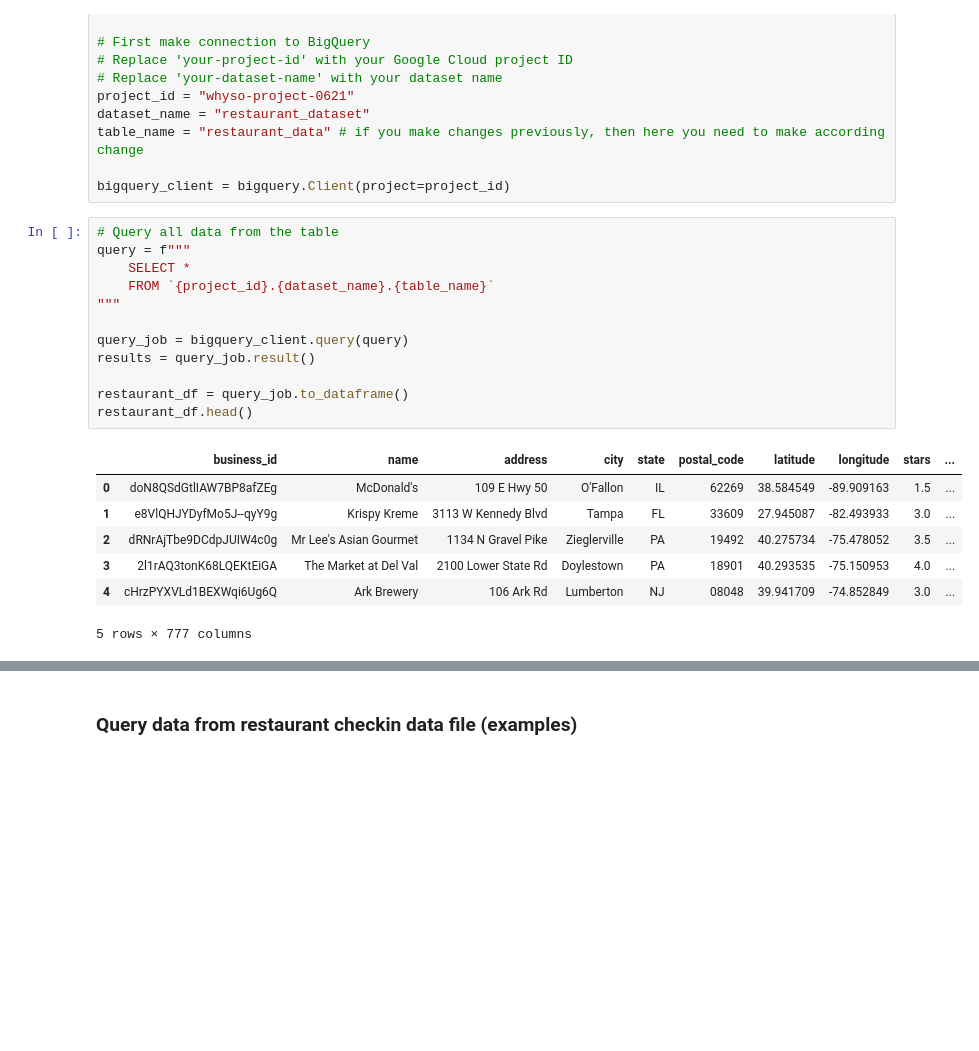
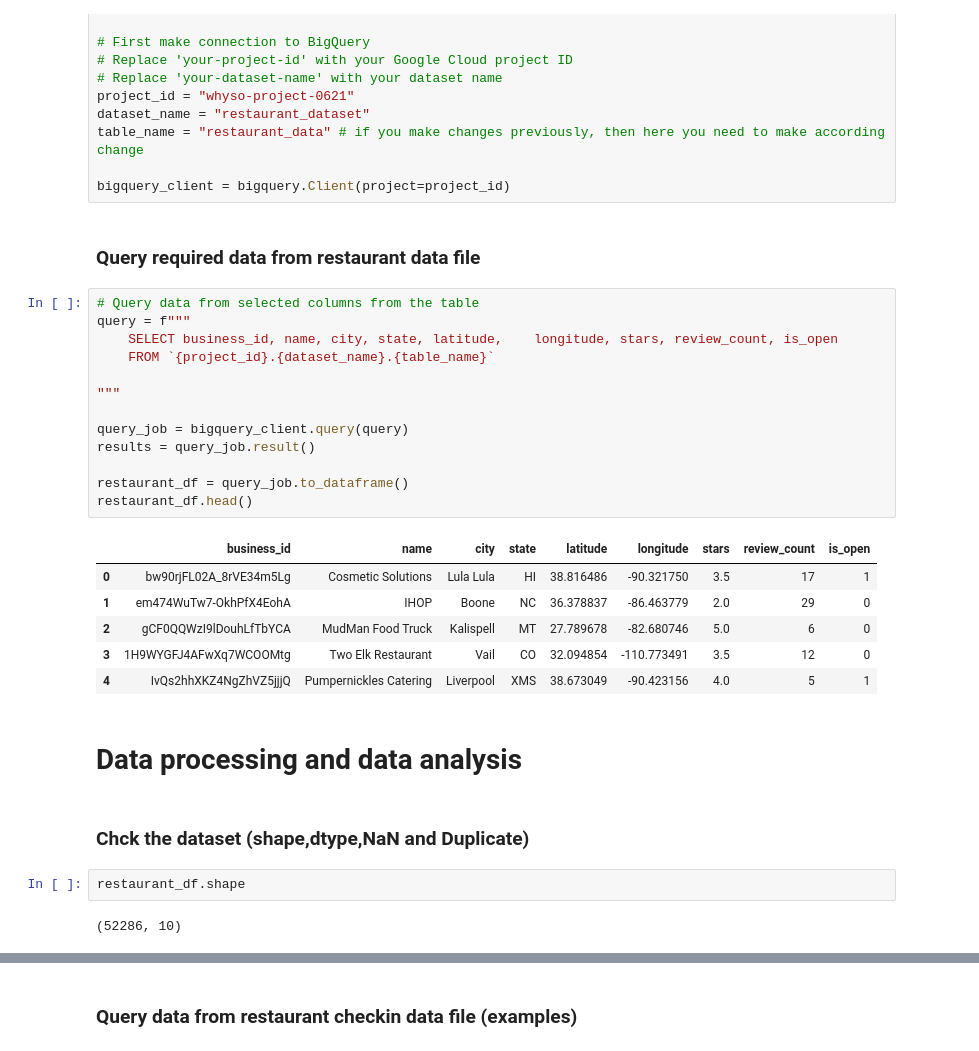
Before and after one commit to MiLAchain/IMA-Restaurant-Expansion, a Jupyter notebook: The_Copy_of_“BDAO_IMA_Cloud_Project_ipynb”.ipynb, the cells around one changed output, grey strips where cells are left out. Drawn from its saved outputs; the diff is of its cells as text; blank space fills up the shorter version.

```diff
--- a/The_Copy_of_“BDAO_IMA_Cloud_Project_ipynb”.ipynb
+++ b/The_Copy_of_“BDAO_IMA_Cloud_Project_ipynb”.ipynb
@@ -155,23 +29,33 @@ dataset_name = "restaurant_dataset"
 table_name = "restaurant_data" # if you make changes previously, then here you need to make according change
 
 bigquery_client = bigquery.Client(project=project_id)
+# %% [markdown]
+### Query required data from restaurant data file
 # %%
-# Query all data from the table
+# Query data from selected columns from the table
 query = f"""
-    SELECT *
+    SELECT business_id, name, city, state, latitude,	longitude, stars, review_count, is_open
     FROM `{project_id}.{dataset_name}.{table_name}`
+
 """
 
 query_job = bigquery_client.query(query)
 results = query_job.result()
 
 restaurant_df = query_job.to_dataframe()
 restaurant_df.head()
 # %% [output]
-|  | business_id | name | address | city | state | postal_code | latitude | longitude | stars | ... |
-| 0 | doN8QSdGtlIAW7BP8afZEg | McDonald's | 109 E Hwy 50 | O'Fallon | IL | 62269 | 38.584549 | -89.909163 | 1.5 | ... |
-| 1 | e8VlQHJYDyfMo5J--qyY9g | Krispy Kreme | 3113 W Kennedy Blvd | Tampa | FL | 33609 | 27.945087 | -82.493933 | 3.0 | ... |
-| 2 | dRNrAjTbe9DCdpJUIW4c0g | Mr Lee's Asian Gourmet | 1134 N Gravel Pike | Zieglerville | PA | 19492 | 40.275734 | -75.478052 | 3.5 | ... |
-| 3 | 2l1rAQ3tonK68LQEKtEiGA | The Market at Del Val | 2100 Lower State Rd | Doylestown | PA | 18901 | 40.293535 | -75.150953 | 4.0 | ... |
-| 4 | cHrzPYXVLd1BEXWqi6Ug6Q | Ark Brewery | 106 Ark Rd | Lumberton | NJ | 08048 | 39.941709 | -74.852849 | 3.0 | ... |
+|  | business_id | name | city | state | latitude | longitude | stars | review_count | is_open |
+| 0 | bw90rjFL02A_8rVE34m5Lg | Cosmetic Solutions | Lula Lula | HI | 38.816486 | -90.321750 | 3.5 | 17 | 1 |
+| 1 | em474WuTw7-OkhPfX4EohA | IHOP | Boone | NC | 36.378837 | -86.463779 | 2.0 | 29 | 0 |
+| 2 | gCF0QQWzI9lDouhLfTbYCA | MudMan Food Truck | Kalispell | MT | 27.789678 | -82.680746 | 5.0 | 6 | 0 |
+| 3 | 1H9WYGFJ4AFwXq7WCOOMtg | Two Elk Restaurant | Vail | CO | 32.094854 | -110.773491 | 3.5 | 12 | 0 |
+| 4 | IvQs2hhXKZ4NgZhVZ5jjjQ | Pumpernickles Catering | Liverpool | XMS | 38.673049 | -90.423156 | 4.0 | 5 | 1 |
-5 rows × 777 columns
+# %% [markdown]
+# **Data processing and data analysis**
+# %% [markdown]
+### Chck the dataset (shape,dtype,NaN and Duplicate)
+# %%
+restaurant_df.shape
+# %% [output]
+(52286, 10)
```
Also changed, not shown: parts of 25 cells of this notebook.
